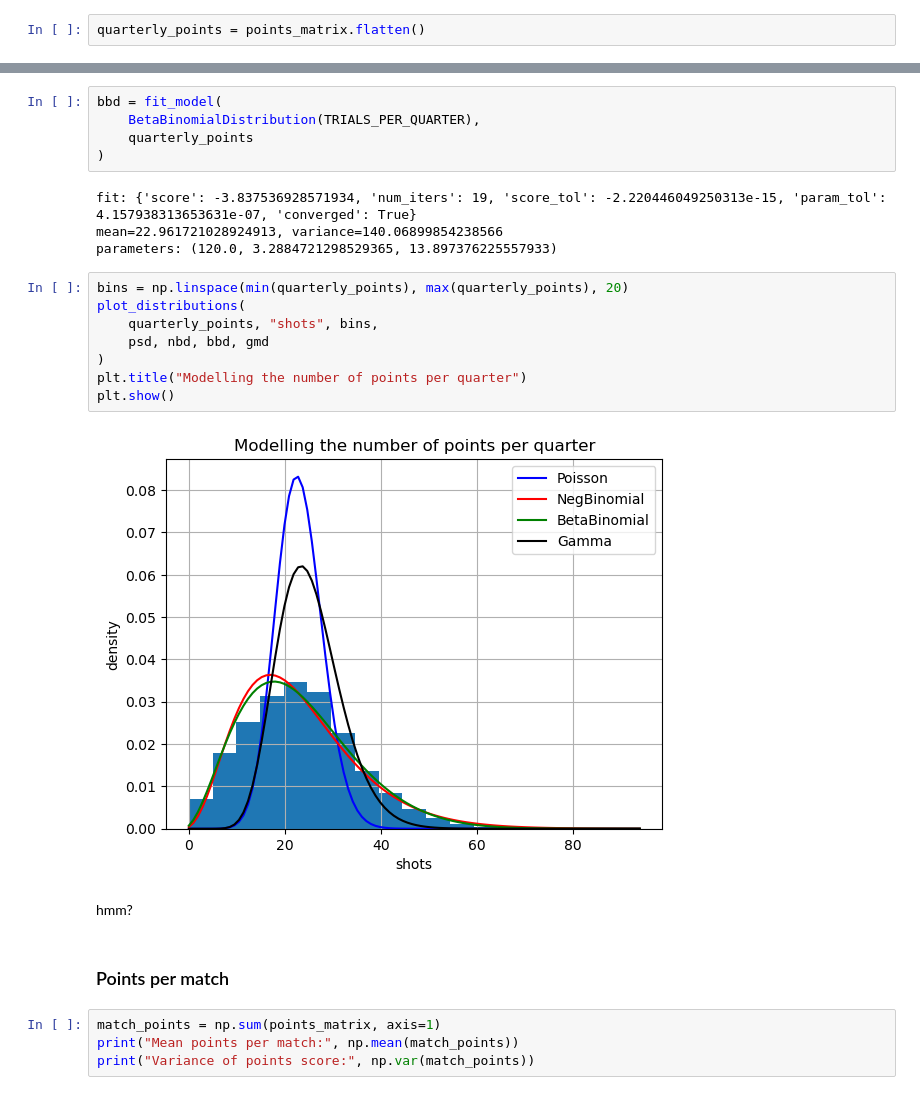
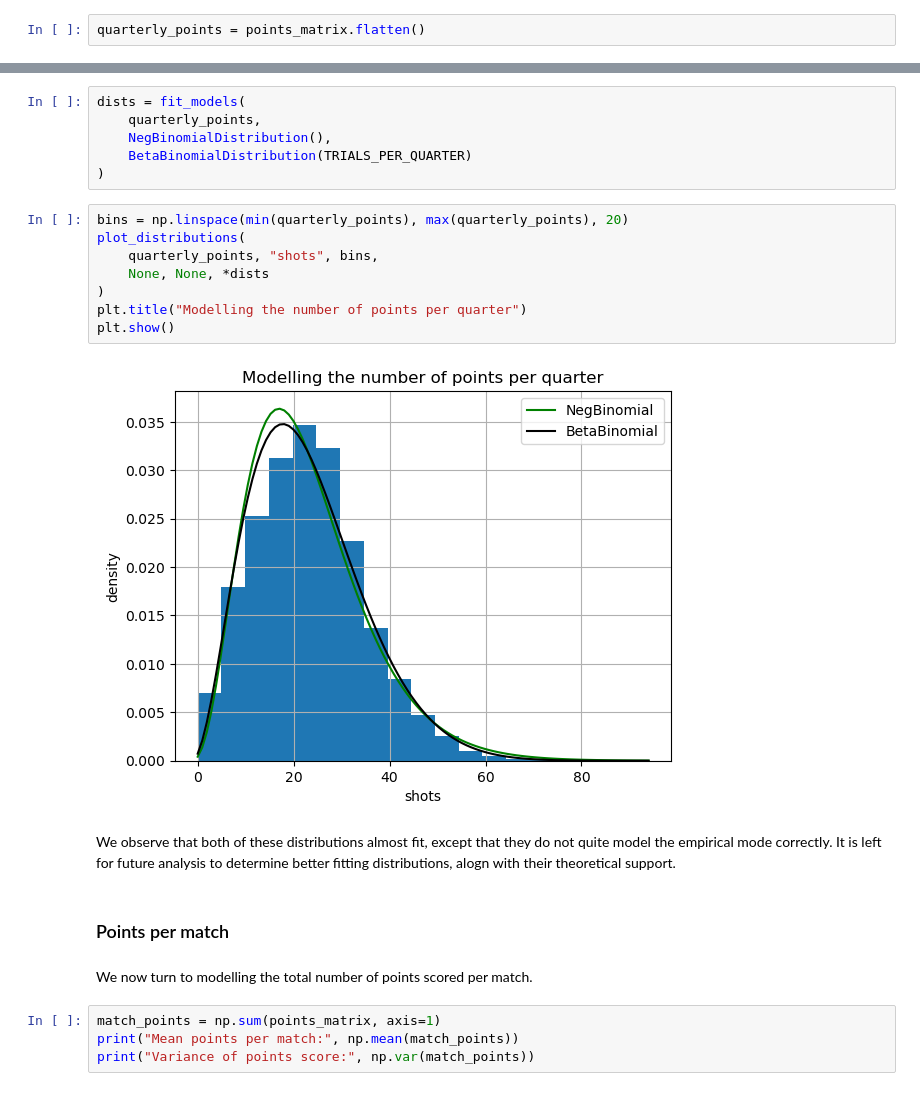
Before and after one commit to gaj67/gaj-data-science, a Jupyter notebook: AFL/notebooks/4_data_analysis.ipynb, the cells around one changed output, grey strips where cells are left out. Cells and saved outputs as stored; diff of their text form.

Commit message:
Updated empirical tests and theoretical results.

```diff
--- a/AFL/notebooks/4_data_analysis.ipynb
+++ b/AFL/notebooks/4_data_analysis.ipynb
@@ -1599,26 +1494,27 @@ parameters: (0.1528068405519733, 4.150113712896818)
-# %%
-bbd = fit_model(
-    BetaBinomialDistribution(TRIALS_PER_QUARTER),
-    quarterly_points
-)
-# %% [output]
-fit: {'score': -3.837536928571934, 'num_iters': 19, 'score_tol': -2.220446049250313e-15, 'param_tol': 4.157938313653631e-07, 'converged': True}
-mean=22.961721028924913, variance=140.06899854238566
-parameters: (120.0, 3.2884721298529365, 13.897376225557933)
-# %%
-bins = np.linspace(min(quarterly_points), max(quarterly_points), 20)
-plot_distributions(
-    quarterly_points, "shots", bins,
-    psd, nbd, bbd, gmd
-)
-plt.title("Modelling the number of points per quarter")
-plt.show()
-# %% [output]
-[figure, removed]
+# %%
+dists = fit_models(
+    quarterly_points,
+    NegBinomialDistribution(),
+    BetaBinomialDistribution(TRIALS_PER_QUARTER)
+)
+# %%
+bins = np.linspace(min(quarterly_points), max(quarterly_points), 20)
+plot_distributions(
+    quarterly_points, "shots", bins,
+    None, None, *dists
+)
+plt.title("Modelling the number of points per quarter")
+plt.show()
+# %% [output]
+[figure, added]
 # %% [markdown]
-hmm?
+We observe that both of these distributions almost fit, except that they
+do not quite model the empirical mode correctly. It is left for future analysis
+to determine better fitting distributions, alogn with their theoretical support.
 # %% [markdown]
 ### Points per match
+# %% [markdown]
+We now  turn to modelling the total number of points scored per match.
 # %%
 match_points = np.sum(points_matrix, axis=1)
 print("Mean points per match:", np.mean(match_points))
```
Also changed, not shown: parts of 74 cells of this notebook, 2 other files.
